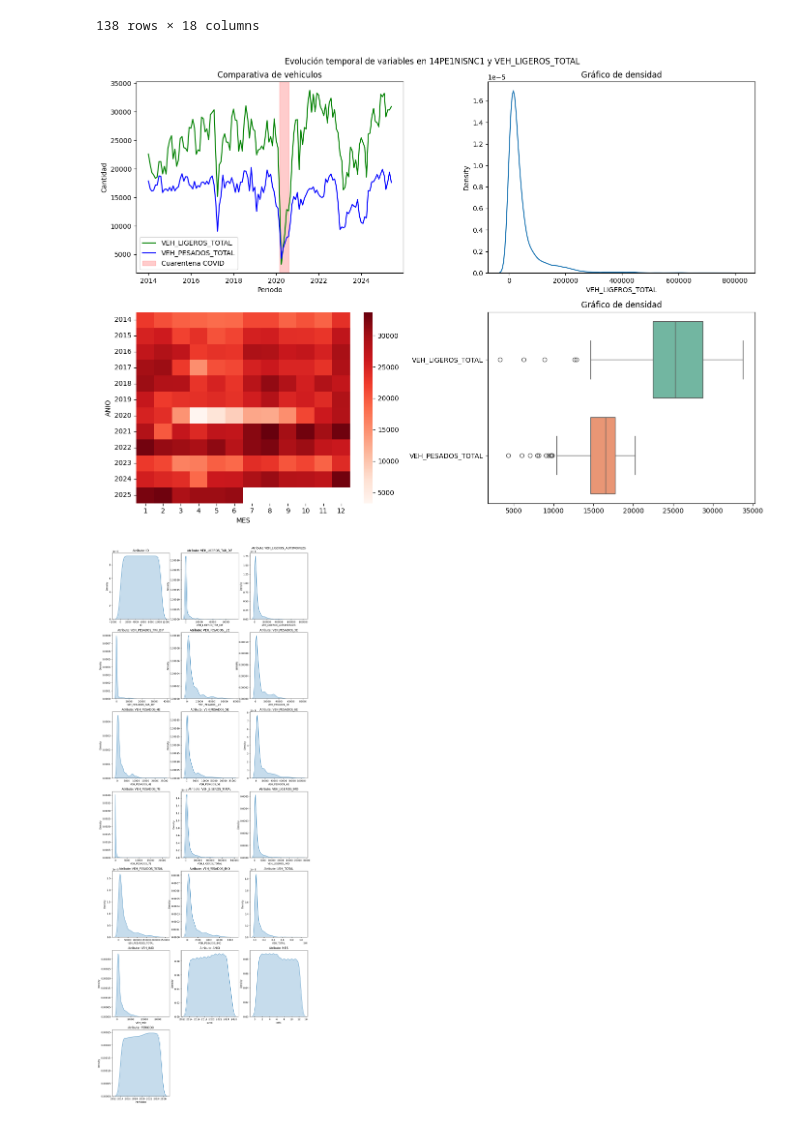
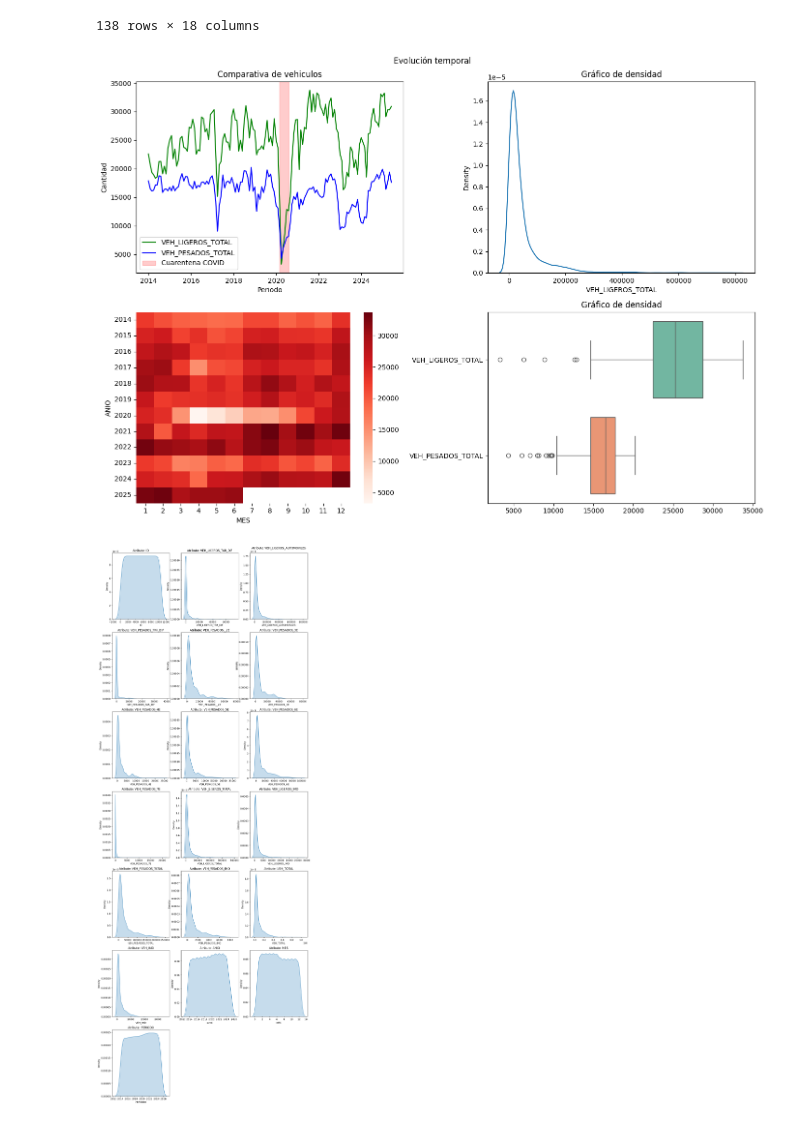
Before and after one commit to jchiroques/MIA_G01_ML_TF_PEAJES, a Jupyter notebook: Notebooks/01_Exploracion.ipynb, the cells around one changed output. Drawn from its saved outputs; the diff is of its cells as text; code cells hidden in the pictures.

```diff
--- a/Notebooks/01_Exploracion.ipynb
+++ b/Notebooks/01_Exploracion.ipynb
@@ -205,44 +205,45 @@ warnings.filterwarnings('ignore')
 
 data_grp['FECHA_REAL'] = pd.to_datetime(data_grp['PERIODO'].astype(str), format='%Y%m')
 
-col_num_var = [v for v in data_grp.columns if v not in {'ANIO', 'MES', 'PERIODO', 'VEH_LIGEROS_TOTAL', 'VEH_LIGEROS_IMD', 'VEH_PESADOS_TOTAL', 'VEH_PESADOS_IMD', 'VEH_TOTAL', 'VEH_IMD'}]
-num_vars = len(vars_a_graficar)
+col_num_var = [v for v in data_grp.columns if v not in {'ANIO', 'MES', 'PERIODO', 'VEH_LIGEROS_TOTAL', 'VEH_LIGEROS_IMD',
+                                                        'VEH_PESADOS_TOTAL', 'VEH_PESADOS_IMD', 'VEH_TOTAL', 'VEH_IMD'}]
+num_vars = len(col_num_var)
 
 #peaje = '14PE1NISNC1'
 variable_a_graficar = 'VEH_LIGEROS_TOTAL'
 variable_a_graficar_2 = 'VEH_PESADOS_TOTAL'
 
 fig, axes = plt.subplots(2, 2, figsize=( 14, 10))
-fig.suptitle(f"Evolución temporal de variables en {peaje} y {variable_a_graficar}")
+fig.suptitle(f"Evolución temporal")
 
 # Grafico 1 - Grafico de lineas
 axes[0, 0].plot(data_grp['FECHA_REAL'], data_grp[variable_a_graficar], color='green', label=variable_a_graficar)
 axes[0, 0].plot(data_grp['FECHA_REAL'], data_grp[variable_a_graficar_2], color='blue', label=variable_a_graficar_2)
 
 # zona sombreada:
 axes[0,0].axvspan('2020-03-01', '2020-08-01', color='red', alpha=0.2, label='Cuarentena COVID')
 
 axes[0, 0].set_title(f"Comparativa de vehiculos")
 axes[0, 0].set_xlabel("Periodo")
 axes[0, 0].set_ylabel("Cantidad")
 
 axes[0,0].legend()
 
 # Grafico 2 - Grafico de densidad
 sns.kdeplot(data_row, x=data_row[variable_a_graficar], ax=axes[0,1] )
 axes[0, 1].set_title(f"Gráfico de densidad")
 
 # Grafico 3 - Grafico de calor
 data_pivot = data_grp.pivot(index='ANIO', columns='MES', values=variable_a_graficar)
 sns.heatmap(data_pivot, cmap='Reds', ax=axes[1,0])
 
 # Grafico 4 - Gráfica de boxplot
 sns.boxplot(data=data_grp[[variable_a_graficar, variable_a_graficar_2]], orient='h', ax=axes[1,1], palette='Set2')
 axes[1, 1].set_title(f"Gráfico de densidad")
 
 plt.tight_layout()
 # %% [output]
-[figure, old version]
+[figure, new version]
 # %%
 import seaborn as sns
 import math
```
Also changed, not shown: parts of 1 cell of this notebook.
